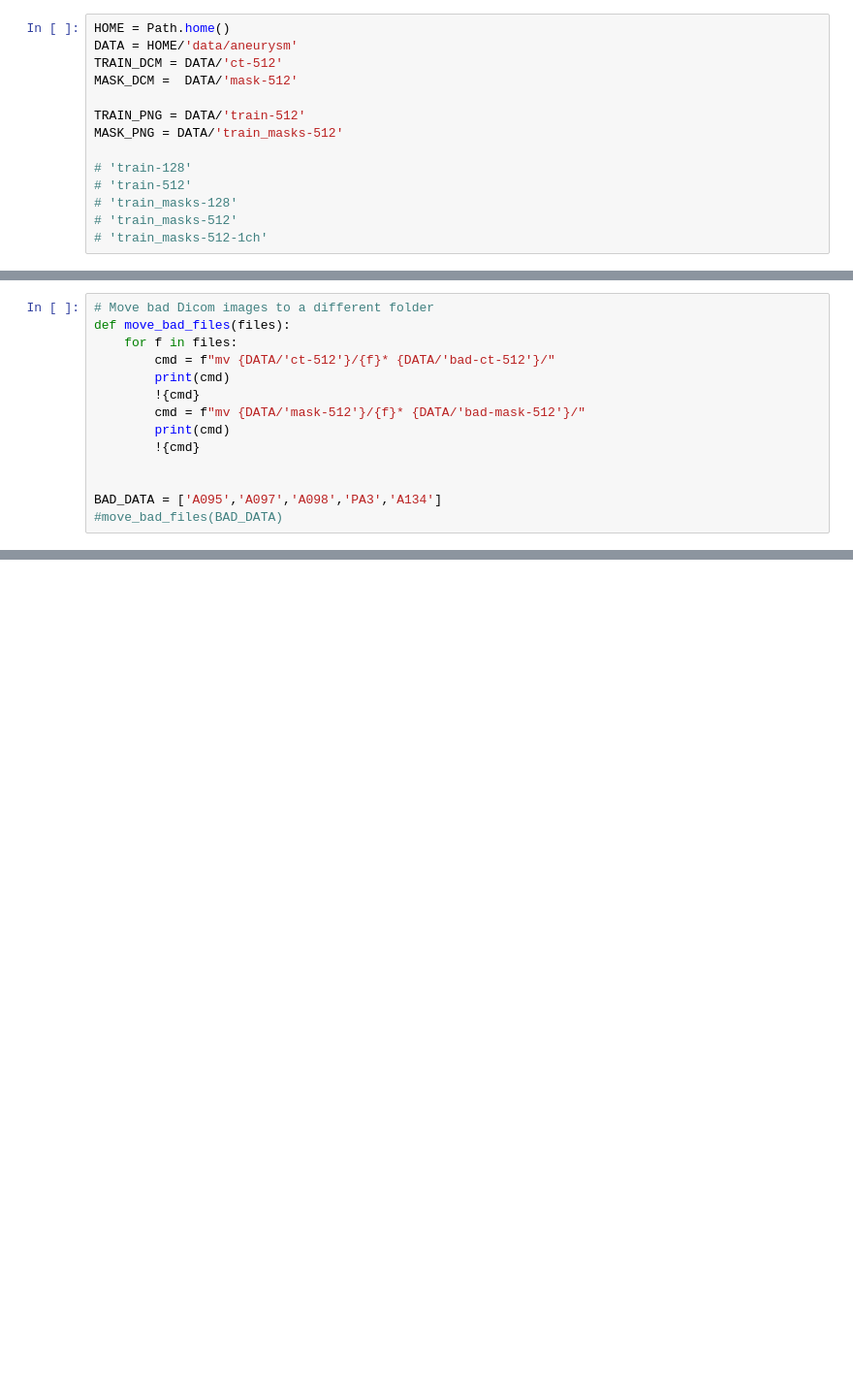
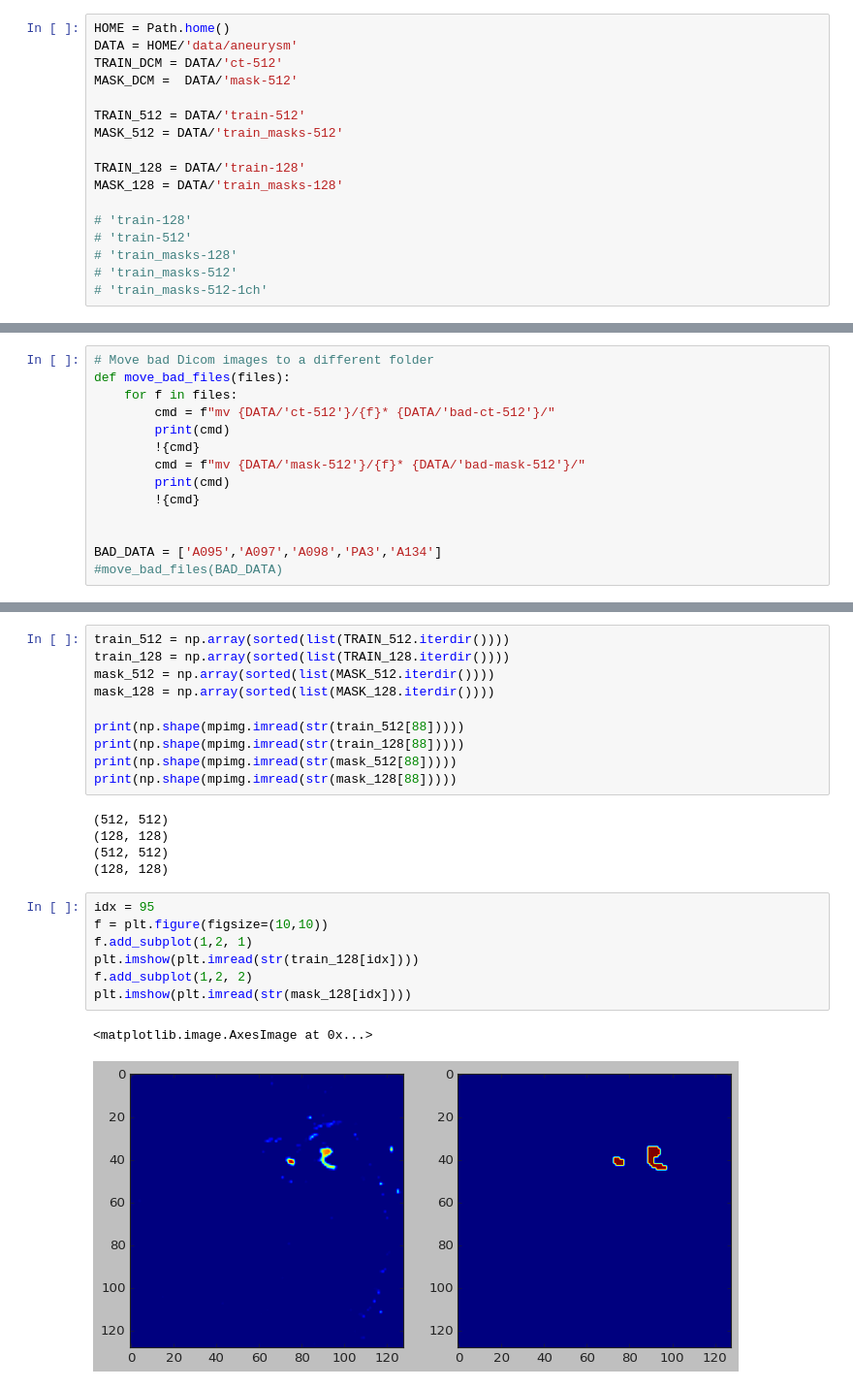
Before and after one commit to amer/2DUnet, a Jupyter notebook: DICOM-Processing.ipynb, the cells around one changed output, grey strips where cells are left out. Shown at 97% size. Cells and saved outputs as stored; diff of their text form; blank space fills up the shorter version.

```diff
--- a/DICOM-Processing.ipynb
+++ b/DICOM-Processing.ipynb
@@ -57,8 +57,11 @@ DATA = HOME/'data/aneurysm'
 TRAIN_DCM = DATA/'ct-512'
 MASK_DCM =  DATA/'mask-512'
 
-TRAIN_PNG = DATA/'train-512'
-MASK_PNG = DATA/'train_masks-512'
+TRAIN_512 = DATA/'train-512'
+MASK_512 = DATA/'train_masks-512'
+
+TRAIN_128 = DATA/'train-128'
+MASK_128 = DATA/'train_masks-128'
 
 # 'train-128'
 # 'train-512'
@@ -257,0 +348,25 @@ plt.imshow(pixel_array[180],cmap=pylab.cm.binary_r)
+# %%
+train_512 = np.array(sorted(list(TRAIN_512.iterdir())))
+train_128 = np.array(sorted(list(TRAIN_128.iterdir())))
+mask_512 = np.array(sorted(list(MASK_512.iterdir())))
+mask_128 = np.array(sorted(list(MASK_128.iterdir())))
+
+print(np.shape(mpimg.imread(str(train_512[88]))))
+print(np.shape(mpimg.imread(str(train_128[88]))))
+print(np.shape(mpimg.imread(str(mask_512[88]))))
+print(np.shape(mpimg.imread(str(mask_128[88]))))
+# %% [output]
+(512, 512)
+(128, 128)
+(512, 512)
+(128, 128)
+# %%
+idx = 95
+f = plt.figure(figsize=(10,10))
+f.add_subplot(1,2, 1)
+plt.imshow(plt.imread(str(train_128[idx])))
+f.add_subplot(1,2, 2)
+plt.imshow(plt.imread(str(mask_128[idx])))
+# %% [output]
+<matplotlib.image.AxesImage at 0x...>
+[figure, added]
```
Also changed, not shown: parts of 14 cells of this notebook, 2 other files.
